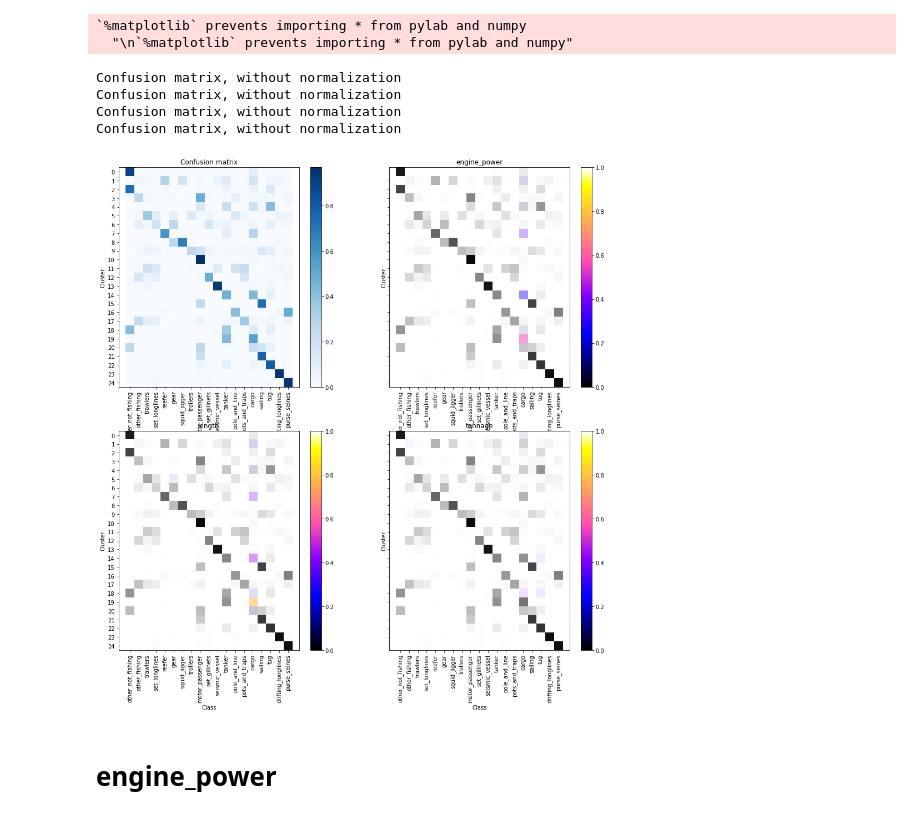
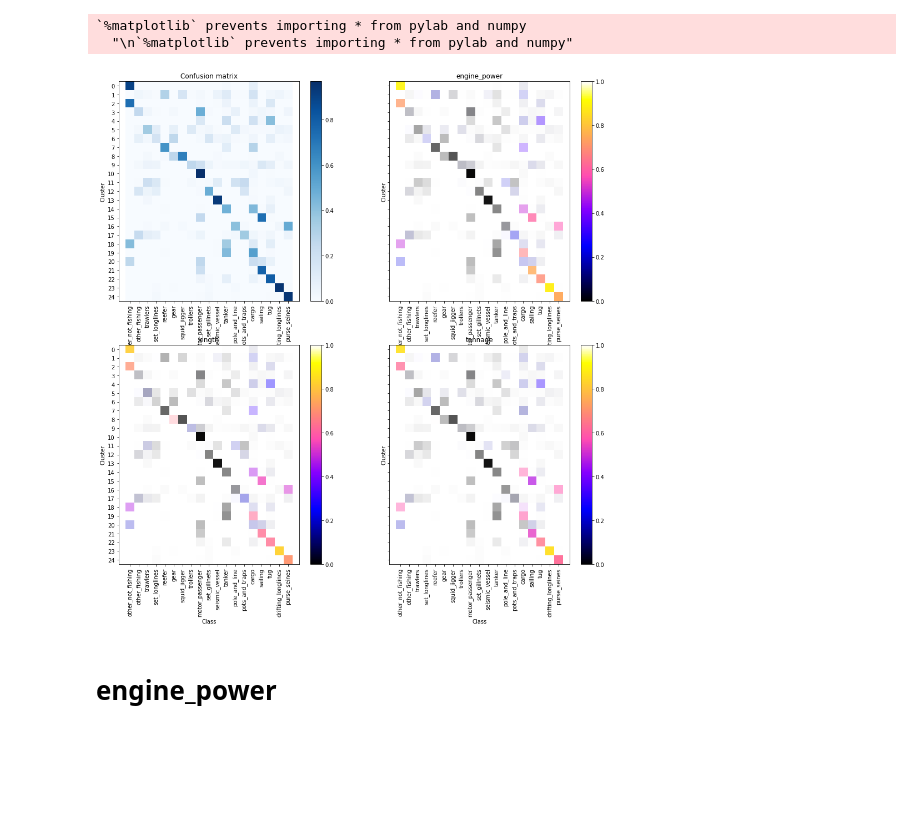
Before and after one commit to GlobalFishingWatch/vessels_gear_embedding, a Jupyter notebook: vessels_gear_embedding.ipynb, the cells around one changed output. Cells and saved outputs as stored; diff of their text form; code cells hidden in the pictures; blank space fills up the shorter version.

```diff
--- a/vessels_gear_embedding.ipynb
+++ b/vessels_gear_embedding.ipynb
@@ -41,9 +41,6 @@ def plot_confusion_matrix(fig, ax, cm, xclasses, yclasses,
 
     if normalize:
         cm = cm.astype('float') / cm.sum(axis=1)[:, np.newaxis]
-        print("Normalized confusion matrix")
-    else:
-        print('Confusion matrix, without normalization')
 
     ax.set_ylabel(ylabel)
     ax.set_xlabel(xlabel)
@@ -88,39 +85,35 @@ transformed_data = transform.transform(data[:,:width])
 nclusters=25
 clustering = sklearn.cluster.AgglomerativeClustering(linkage="ward", n_clusters=nclusters)
 c = clustering.fit(transformed_data)
 cm, xlabels, ylabels = calculate_confusion_matrix(
     data[:,width+6:width+6+len(labels)],
     clustering.labels_,
     labels,
     range(0, nclusters))
 
 f, axs = plt.subplots(2, 2,figsize=(16,16), sharey=True)
 axs = axs.reshape(4)
 for idx, category in enumerate(("Confusion matrix", "engine_power", "length", "tonnage")):
     ax = axs[idx]
 
     if category == "Confusion matrix":
         img = cm
         cmap = plt.cm.Blues
     else:
         cm_color, xlabels_color, ylabels_color = calculate_confusion_matrix(
-            data[:,width+6:width+6+len(labels)] * data[:,columns[category]:columns[category]+1],
+            data[:,width+6:width+6+len(labels)] * np.log2(data[:,columns[category]:columns[category]+1]),
             clustering.labels_,
             labels,
             range(0, nclusters))
         img = plt.cm.gnuplot2(cm_color / cm_color.max())
         img[:,:,3] = cm
         cmap=plt.cm.gnuplot2
 
     plot_confusion_matrix(f, ax, img, xlabels, ylabels, cmap=cmap, title=category, ylabel='Cluster', xlabel='Class')
 
 plt.show()
 # %% [output]
-Confusion matrix, without normalization
-Confusion matrix, without normalization
-Confusion matrix, without normalization
-Confusion matrix, without normalization
-[figure, old version]
+[figure, new version]
 # %%
 color = plt.cm.jet(np.linspace(0.1,0.9,nclusters))
 hexcolor = map(lambda rgb:'#%02x%02x%02x' % (rgb[0]*255,rgb[1]*255,rgb[2]*255),
```
